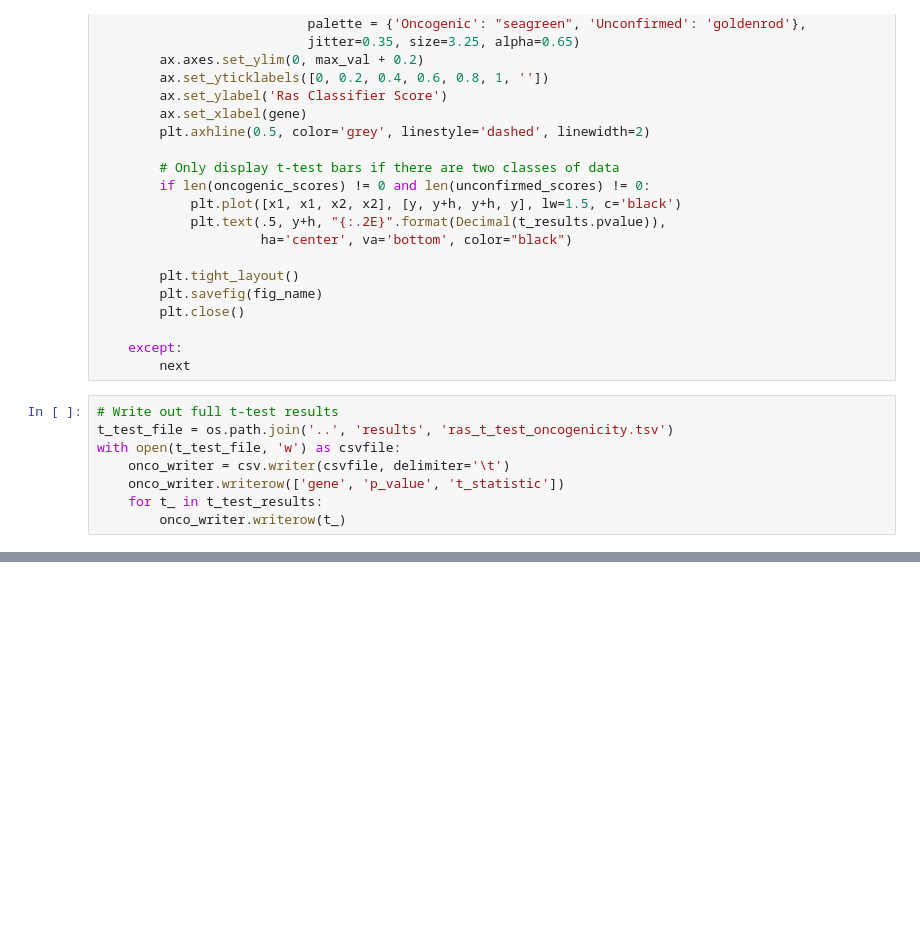
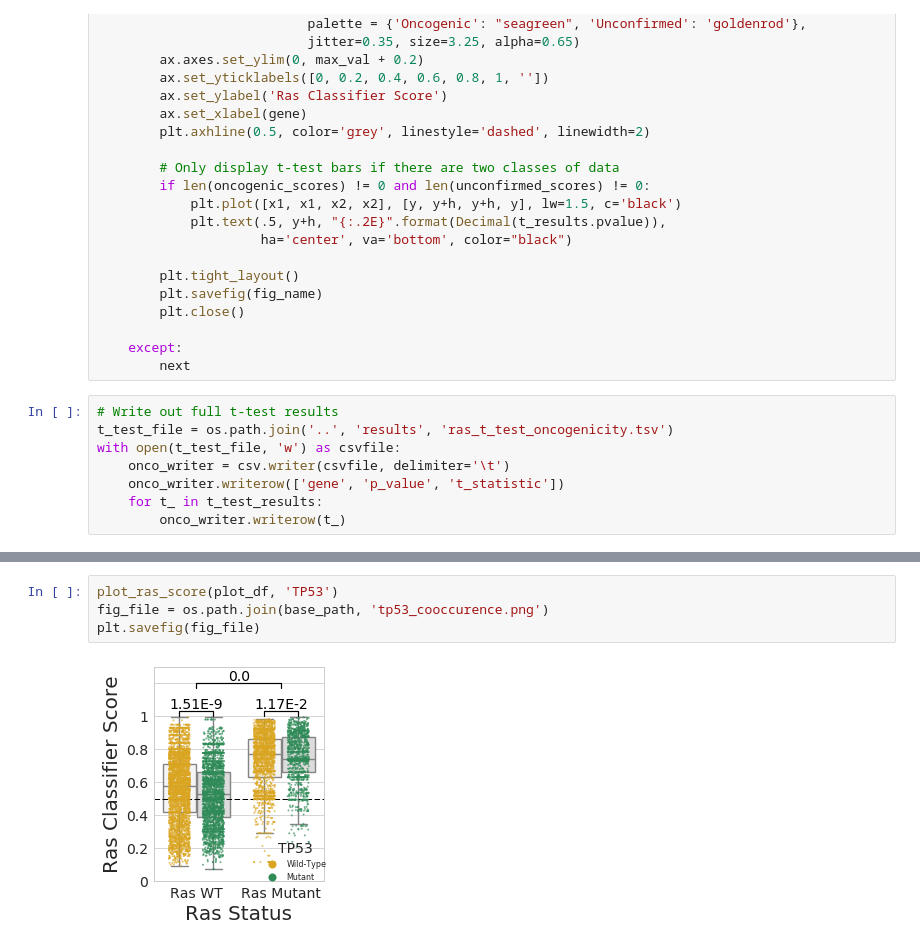
Before and after one commit to greenelab/pancancer, a Jupyter notebook: scripts/ras_variants_oncogenicity_score.ipynb, the cells around one changed output, grey strips where cells are left out. Saved outputs shown, nothing was run; the diff lists cells and outputs as text; blank space fills up the shorter version.

```diff
--- a/scripts/ras_variants_oncogenicity_score.ipynb
+++ b/scripts/ras_variants_oncogenicity_score.ipynb
@@ -175,0 +258,6 @@ with open(t_test_file, 'w') as csvfile:
+# %%
+plot_ras_score(plot_df, 'TP53')
+fig_file = os.path.join(base_path, 'tp53_cooccurence.png')
+plt.savefig(fig_file)
+# %% [output]
+[figure, added]
```
Also changed, not shown: parts of 7 cells of this notebook, 1 other file.
